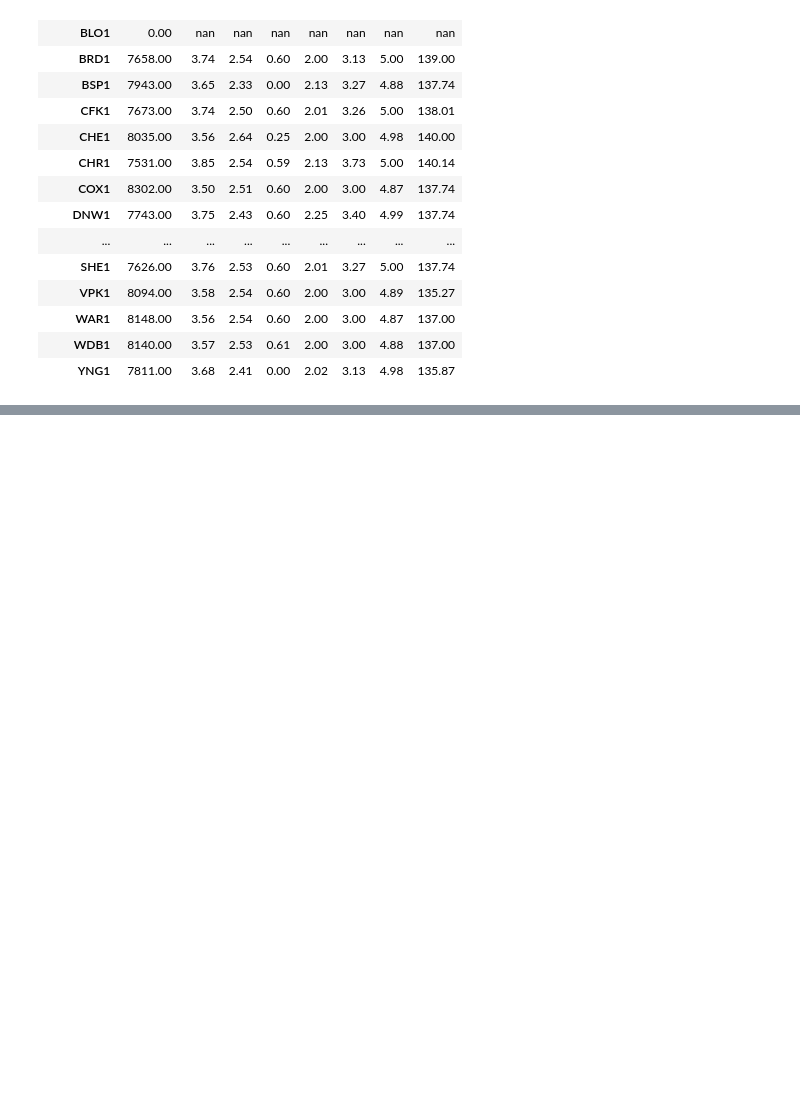
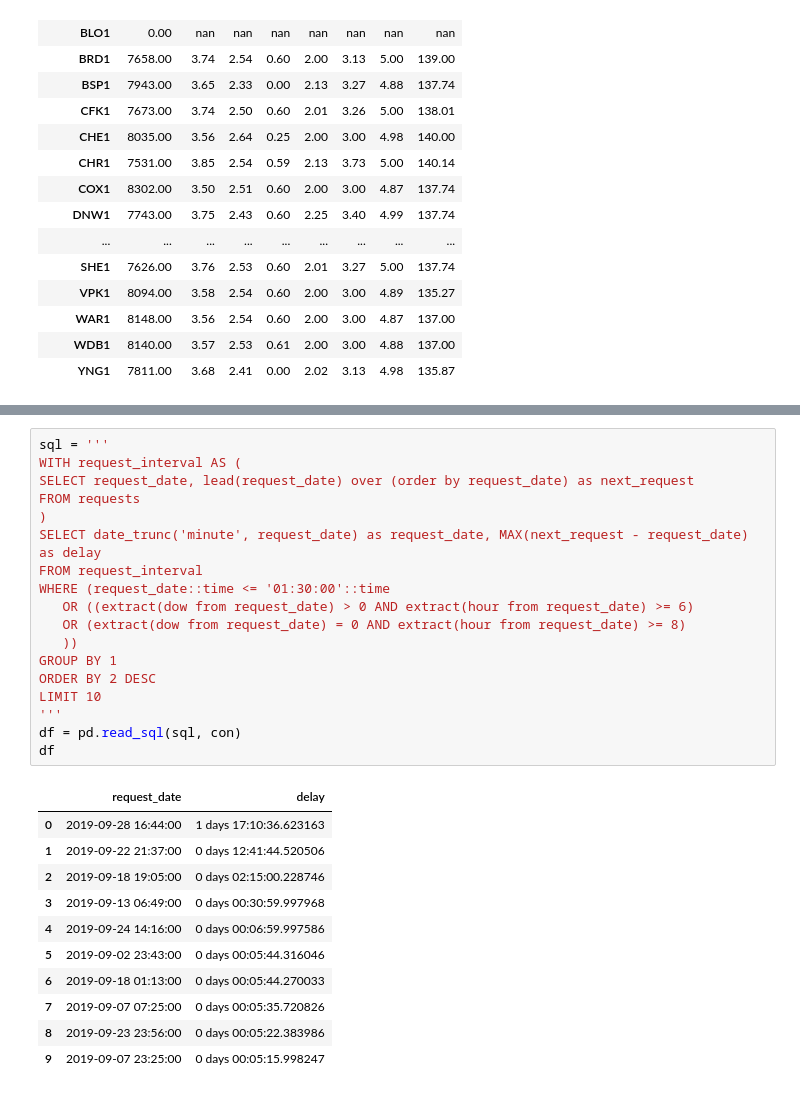
Before and after one commit to bani/ttc_subway_times, a Jupyter notebook: doc/headway_sql.ipynb, the cells around one changed output, grey strips where cells are left out. Drawn from its saved outputs; the diff is of its cells as text; blank space fills up the shorter version.

```diff
--- a/doc/headway_sql.ipynb
+++ b/doc/headway_sql.ipynb
@@ -77,0 +118,30 @@ data.groupby('station_char').describe()
+# %%
+sql = '''
+WITH request_interval AS (
+SELECT request_date, lead(request_date) over (order by request_date) as next_request
+FROM requests
+)
+SELECT date_trunc('minute', request_date) as request_date, MAX(next_request - request_date) as delay
+FROM request_interval
+WHERE (request_date::time <= '01:30:00'::time
+   OR ((extract(dow from request_date) > 0 AND extract(hour from request_date) >= 6)
+   OR (extract(dow from request_date) = 0 AND extract(hour from request_date) >= 8)
+   ))
+GROUP BY 1
+ORDER BY 2 DESC
+LIMIT 10
+'''
+df = pd.read_sql(sql, con)
+df
+# %% [output]
+|  | request_date | delay |
+| 0 | 2019-09-28 16:44:00 | 1 days 17:10:36.623163 |
+| 1 | 2019-09-22 21:37:00 | 0 days 12:41:44.520506 |
+| 2 | 2019-09-18 19:05:00 | 0 days 02:15:00.228746 |
+| 3 | 2019-09-13 06:49:00 | 0 days 00:30:59.997968 |
+| 4 | 2019-09-24 14:16:00 | 0 days 00:06:59.997586 |
+| 5 | 2019-09-02 23:43:00 | 0 days 00:05:44.316046 |
+| 6 | 2019-09-18 01:13:00 | 0 days 00:05:44.270033 |
+| 7 | 2019-09-07 07:25:00 | 0 days 00:05:35.720826 |
+| 8 | 2019-09-23 23:56:00 | 0 days 00:05:22.383986 |
+| 9 | 2019-09-07 23:25:00 | 0 days 00:05:15.998247 |
```
Also changed, not shown: parts of 15 cells of this notebook.
